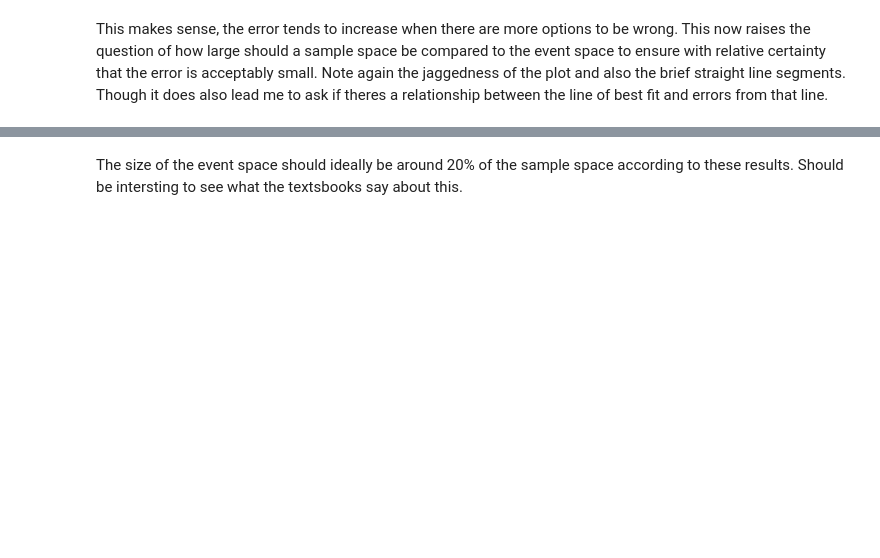
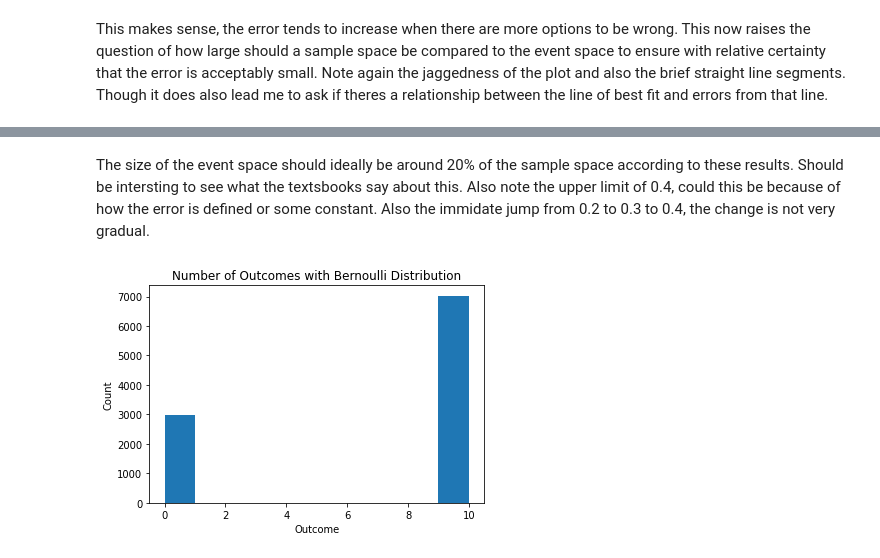
Before and after one commit to JordaanI/SmallPythonProjects, a Jupyter notebook: Stats/Discrete_Distribution.ipynb, the cells around one changed output, grey strips where cells are left out. Cells and saved outputs as stored; diff of their text form; code cells hidden in the pictures; blank space fills up the shorter version.

```diff
--- a/Stats/Discrete_Distribution.ipynb
+++ b/Stats/Discrete_Distribution.ipynb
@@ -108,2 +97,23 @@ plt.show()
 # %% [markdown]
-The size of the event space should ideally be around 20% of the sample space according to these results. Should be intersting to see what the textsbooks say about this.
+The size of the event space should ideally be around 20% of the sample space according to these results. Should be intersting to see what the textsbooks say about this. Also note the upper limit of 0.4, could this be because of how the error is defined or some constant. Also the immidate jump from 0.2 to 0.3 to 0.4, the change is not very gradual.
+# %%
+##############################
+### Bernoulli Distribution ###
+##############################
+
+#Binary outcome
+import scipy.stats as sc
+import matplotlib.pyplot as plt
+
+p = 0.7
+r = 10*sc.bernoulli.rvs(p, size= 10000) #return an array of length size with 0 or 1 with unity having a probability of p
+
+plt.hist(r)
+plt.title("Number of Outcomes with Bernoulli Distribution")
+plt.ylabel("Count")
+plt.xlabel("Outcome")
+plt.show()
+
+#https://docs.scipy.org/doc/scipy/reference/generated/scipy.stats.bernoulli.html
+# %% [output]
+[figure, added]
```
Also changed, not shown: parts of 6 cells of this notebook, 1 other file.
